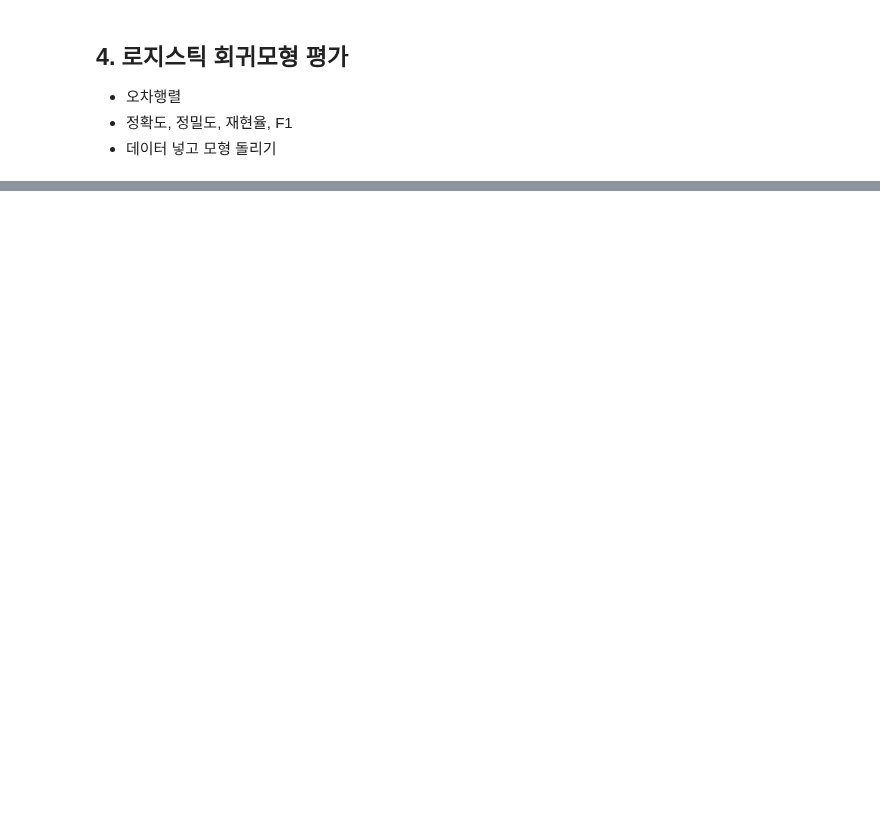
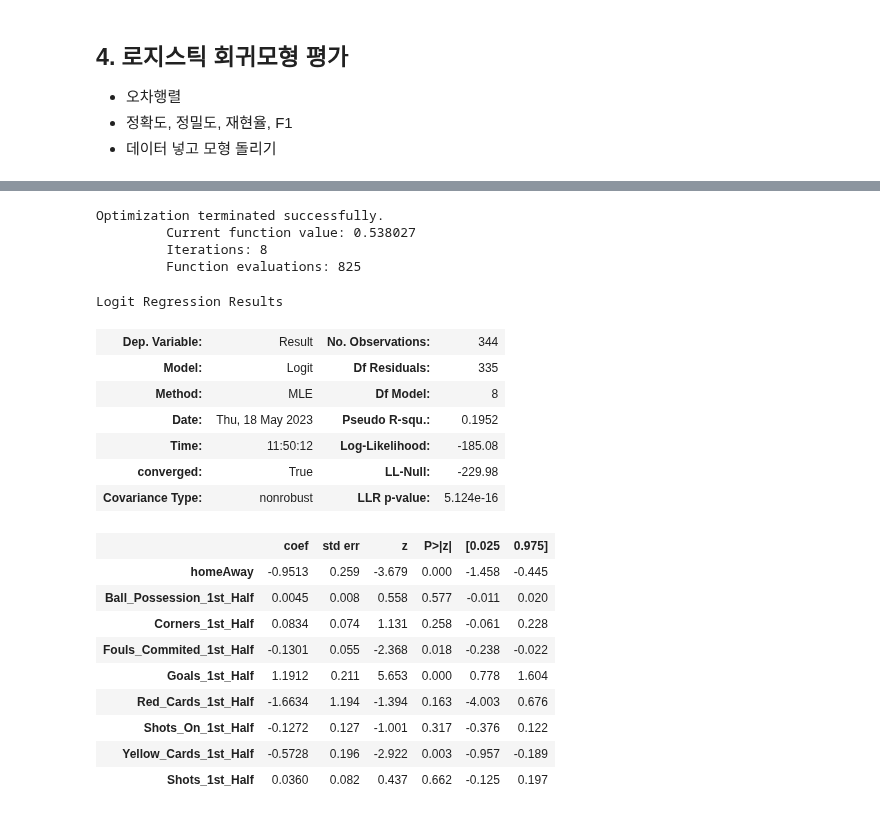
Before and after one commit to half-time-analyze/win-draw, a Jupyter notebook: win-nowin.ipynb, the cells around one changed output, grey strips where cells are left out. Cells and saved outputs as stored; diff of their text form; code cells hidden in the pictures; blank space fills up the shorter version.

```diff
--- a/win-nowin.ipynb
+++ b/win-nowin.ipynb
@@ -292,11 +308,11 @@ from sklearn.model_selection import train_test_split
 # %%
 # X, Y 설정
 Y = target
-X = soccer_half_scaled
+X = soccer_half_df3
 # %%
 #훈련 데이터와 테스트 데이터 분리
 #train_input, test_input, train_target, test_target = train_test_split(soccer_half_df2, target, test_size = 0.35, random_state = 0)
-X_train, X_test, Y_train, Y_test = train_test_split(X, Y, test_size = 0.3, random_state = 0, stratify=Y)
+X_train, X_test, Y_train, Y_test = train_test_split(X, Y, test_size = 0.35, random_state = 0, stratify=Y)
 # %%
 print(X_train.shape, X_test.shape, Y_train.shape, Y_test.shape)
 # %% [output]
@@ -379,0 +396,29 @@ print('정확도: {0:.3f}, 정밀도: {1:.3f}, 재현율: {2:.3f}, F1: {3:.3f}'.
+# %%
+logit_m = sm.Logit(Y_train, X_train)
+logit_m_train = logit_m.fit(method='powell')
+# %% [output]
+Optimization terminated successfully.
+         Current function value: 0.538027
+         Iterations: 8
+         Function evaluations: 825
+# %%
+logit_m_train.summary()
+# %% [output]
+Logit Regression Results
+| Dep. Variable: | Result | No. Observations: | 344 |
+| Model: | Logit | Df Residuals: | 335 |
+| Method: | MLE | Df Model: | 8 |
+| Date: | Thu, 18 May 2023 | Pseudo R-squ.: | 0.1952 |
+| Time: | 11:50:12 | Log-Likelihood: | -185.08 |
+| converged: | True | LL-Null: | -229.98 |
+| Covariance Type: | nonrobust | LLR p-value: | 5.124e-16 |
+|  | coef | std err | z | P>|z| | [0.025 | 0.975] |
+| homeAway | -0.9513 | 0.259 | -3.679 | 0.000 | -1.458 | -0.445 |
+| Ball_Possession_1st_Half | 0.0045 | 0.008 | 0.558 | 0.577 | -0.011 | 0.020 |
+| Corners_1st_Half | 0.0834 | 0.074 | 1.131 | 0.258 | -0.061 | 0.228 |
+| Fouls_Commited_1st_Half | -0.1301 | 0.055 | -2.368 | 0.018 | -0.238 | -0.022 |
+| Goals_1st_Half | 1.1912 | 0.211 | 5.653 | 0.000 | 0.778 | 1.604 |
+| Red_Cards_1st_Half | -1.6634 | 1.194 | -1.394 | 0.163 | -4.003 | 0.676 |
+| Shots_On_1st_Half | -0.1272 | 0.127 | -1.001 | 0.317 | -0.376 | 0.122 |
+| Yellow_Cards_1st_Half | -0.5728 | 0.196 | -2.922 | 0.003 | -0.957 | -0.189 |
+| Shots_1st_Half | 0.0360 | 0.082 | 0.437 | 0.662 | -0.125 | 0.197 |
```
Also changed, not shown: parts of 17 cells of this notebook, 1 other file.
